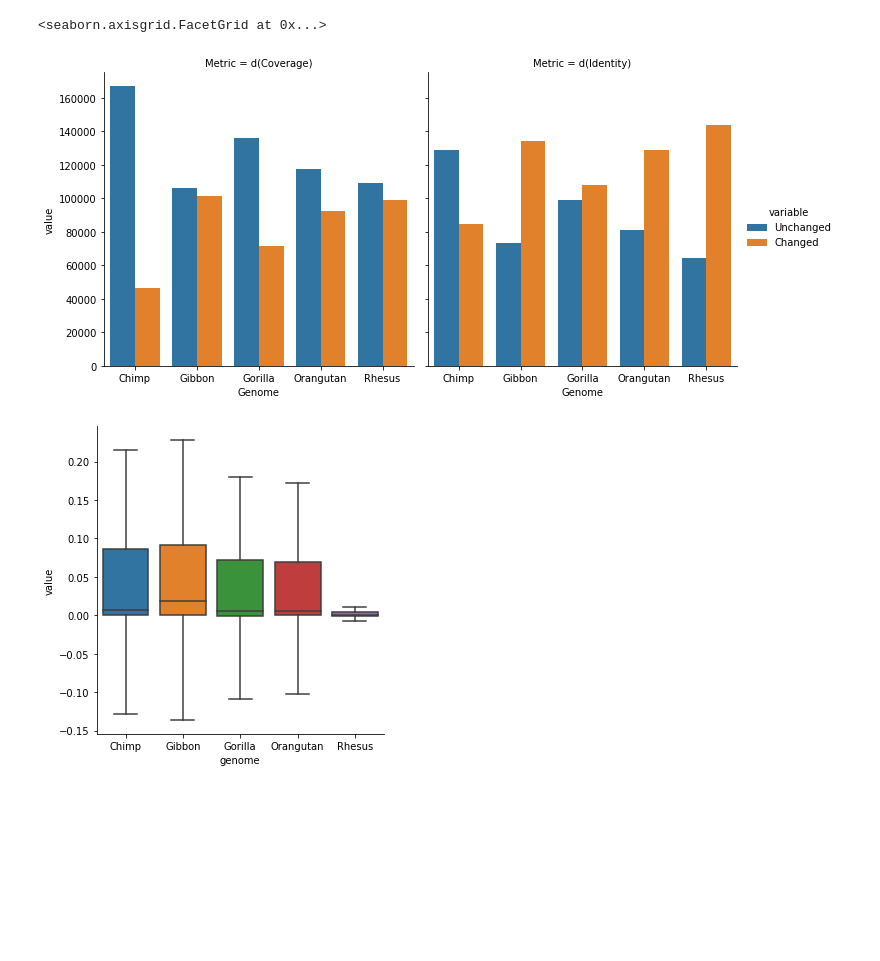
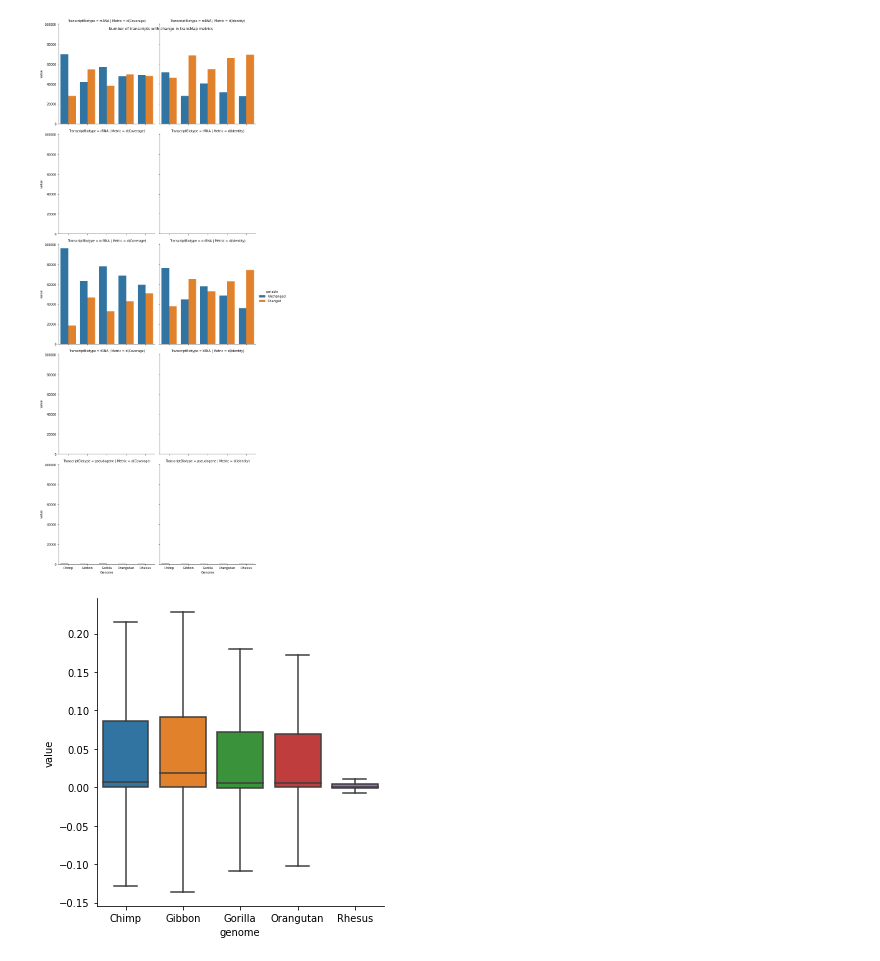
Before and after one commit to UCSantaCruzComputationalGenomicsLab/primates-2020, a Jupyter notebook: notebooks/compare_old_assemblies.ipynb, the cells around one changed output. Cells and saved outputs as stored; diff of their text form; code cells hidden in the pictures; blank space fills up the shorter version.

```diff
--- a/notebooks/compare_old_assemblies.ipynb
+++ b/notebooks/compare_old_assemblies.ipynb
@@ -29,6 +92,10 @@ import seaborn as sns
+# %%
+df = df.merge(ref_df[['TranscriptId', 'TranscriptBiotype']], on='TranscriptId')
+# %%
+df['TranscriptBiotype'] = [biotype_map[x] for x in df['TranscriptBiotype']]
 # %%
 df['d(Identity)'] = 100.0 * (df['Identity_NewAssembly'] - df['Identity_OriginalAssembly'])
 df['d(Coverage)'] = 100.0 * (df['Coverage_NewAssembly'] - df['Coverage_OriginalAssembly'])
 # %%
-m = df[['Genome', 'd(Identity)', 'd(Coverage)']].melt(id_vars=['Genome'])
+m = df[['Genome', 'd(Identity)', 'd(Coverage)', 'TranscriptBiotype']].melt(id_vars=['Genome', 'TranscriptBiotype'])
 # %%
@@ -40,16 +108,17 @@ sns.catplot(data=m[m.value != 0], kind='box', x='Genome', y='value', col='variab
 # %%
 counts = []
-for (genome, variable), d in m.groupby(['Genome', 'variable']):
+for (genome, variable, biotype), d in m.groupby(['Genome', 'variable', 'TranscriptBiotype']):
     num_zero = len(d[d.value == 0])
     num_nonzero = len(d) - num_zero
-    counts.append([genome, variable, num_zero, num_nonzero])
-cdf = pd.DataFrame(counts, columns=['Genome', 'Metric', 'Unchanged', 'Changed'])
-cdf = cdf.melt(id_vars=['Genome', 'Metric'])
+    counts.append([genome, biotype, variable, num_zero, num_nonzero])
+cdf = pd.DataFrame(counts, columns=['Genome', 'TranscriptBiotype', 'Metric', 'Unchanged', 'Changed'])
+cdf = cdf.melt(id_vars=['Genome', 'Metric', 'TranscriptBiotype'])
 # %%
-sns.catplot(data=cdf, hue='variable', y='value', x='Genome', col='Metric', kind='bar')
+g = sns.catplot(data=cdf, hue='variable', y='value', x='Genome', col='Metric', kind='bar', row='TranscriptBiotype',
+               row_order=['mRNA', 'rRNA', 'ncRNA', 'tRNA', 'pseudogene'])
+_ = g.fig.suptitle('Number of transcripts with change in transMap metrics')
 # %% [output]
-<seaborn.axisgrid.FacetGrid at 0x...>
-[figure, old version]
+[figure, new version]
 # %%
 # compare IsoSeq mappability
 import pysam
```
Also changed, not shown: parts of 6 cells of this notebook.
